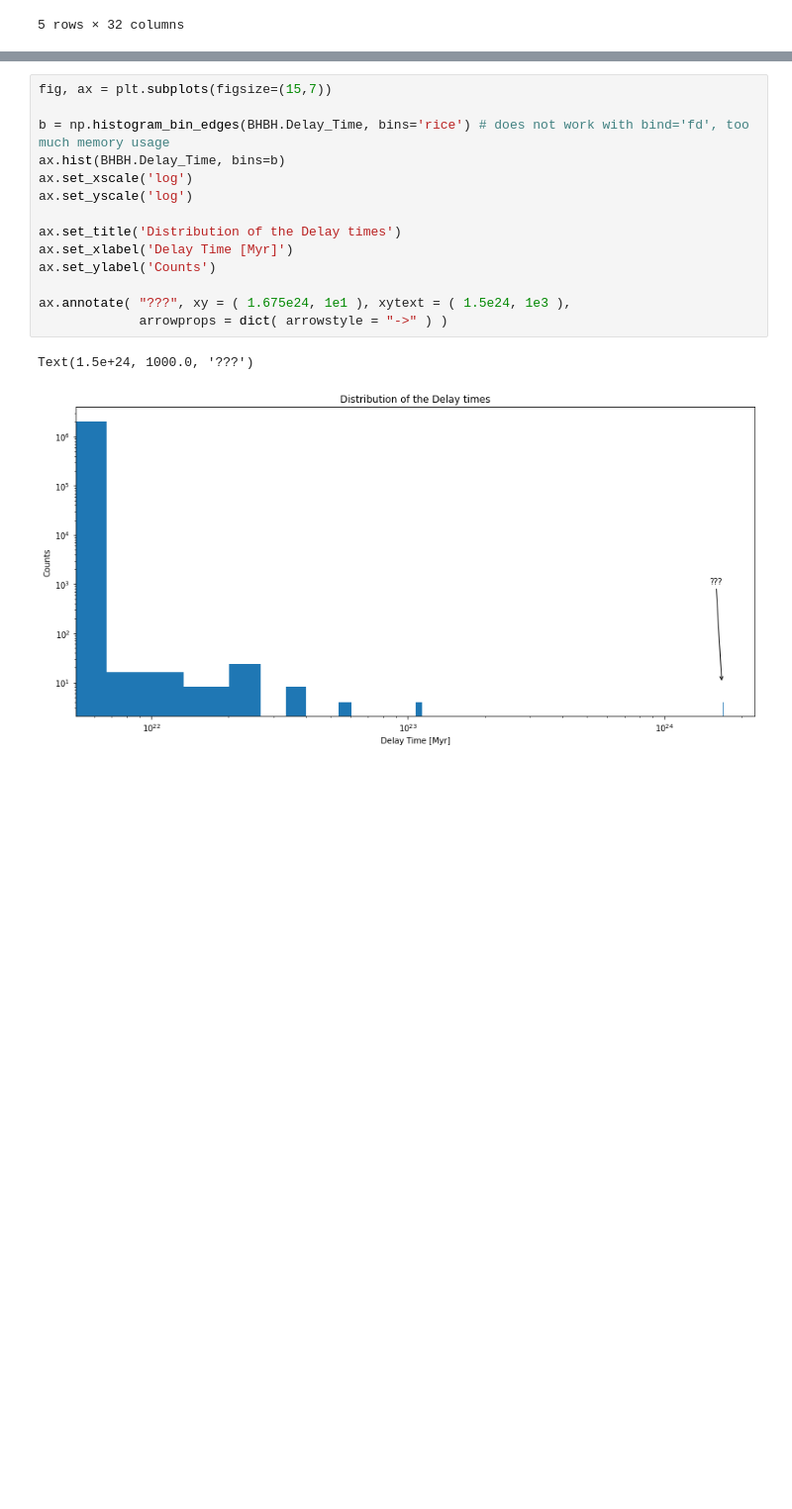
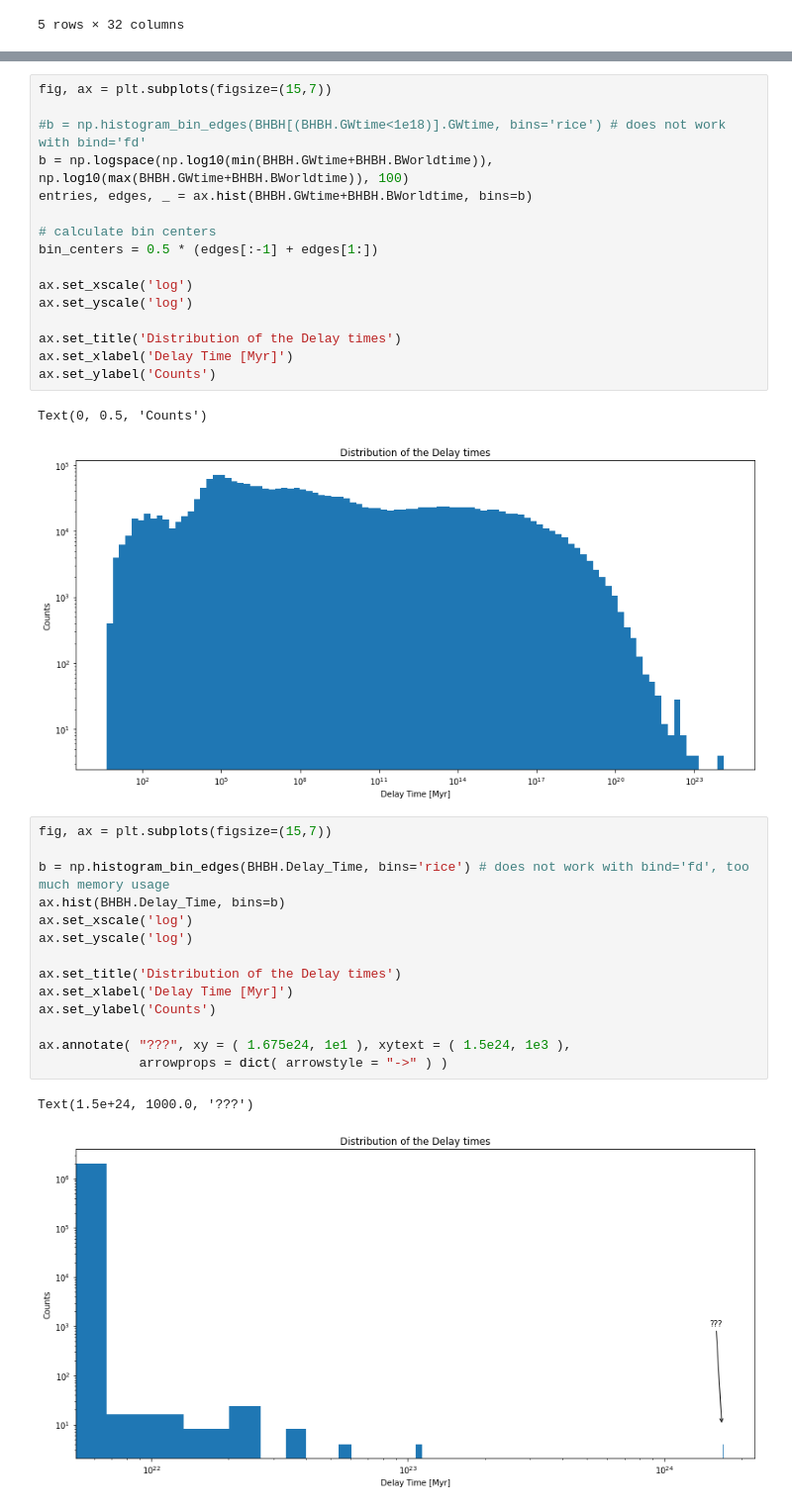
Before and after one commit to Bahadoram/Delay-Time-Dist.-of-Compact-Binary-Objects, a Jupyter notebook: distribution_fitting.ipynb, the cells around one changed output, grey strips where cells are left out. Shown at 99% size. Drawn from its saved outputs; the diff is of its cells as text; blank space fills up the shorter version.

```diff
--- a/distribution_fitting.ipynb
+++ b/distribution_fitting.ipynb
@@ -67,3 +67,22 @@ Text(0, 0.5, 'Counts')
+# %%
+fig, ax = plt.subplots(figsize=(15,7))
+
+#b = np.histogram_bin_edges(BHBH[(BHBH.GWtime<1e18)].GWtime, bins='rice') # does not work with bind='fd'
+b = np.logspace(np.log10(min(BHBH.GWtime+BHBH.BWorldtime)), np.log10(max(BHBH.GWtime+BHBH.BWorldtime)), 100)
+entries, edges, _ = ax.hist(BHBH.GWtime+BHBH.BWorldtime, bins=b)
+
+# calculate bin centers
+bin_centers = 0.5 * (edges[:-1] + edges[1:])
+
+ax.set_xscale('log')
+ax.set_yscale('log')
+
+ax.set_title('Distribution of the Delay times')
+ax.set_xlabel('Delay Time [Myr]')
+ax.set_ylabel('Counts')
+# %% [output]
+Text(0, 0.5, 'Counts')
+[figure, added]
 # %%
 fig, ax = plt.subplots(figsize=(15,7))
 
```
Also changed, not shown: parts of 7 cells of this notebook, 8 other files.
